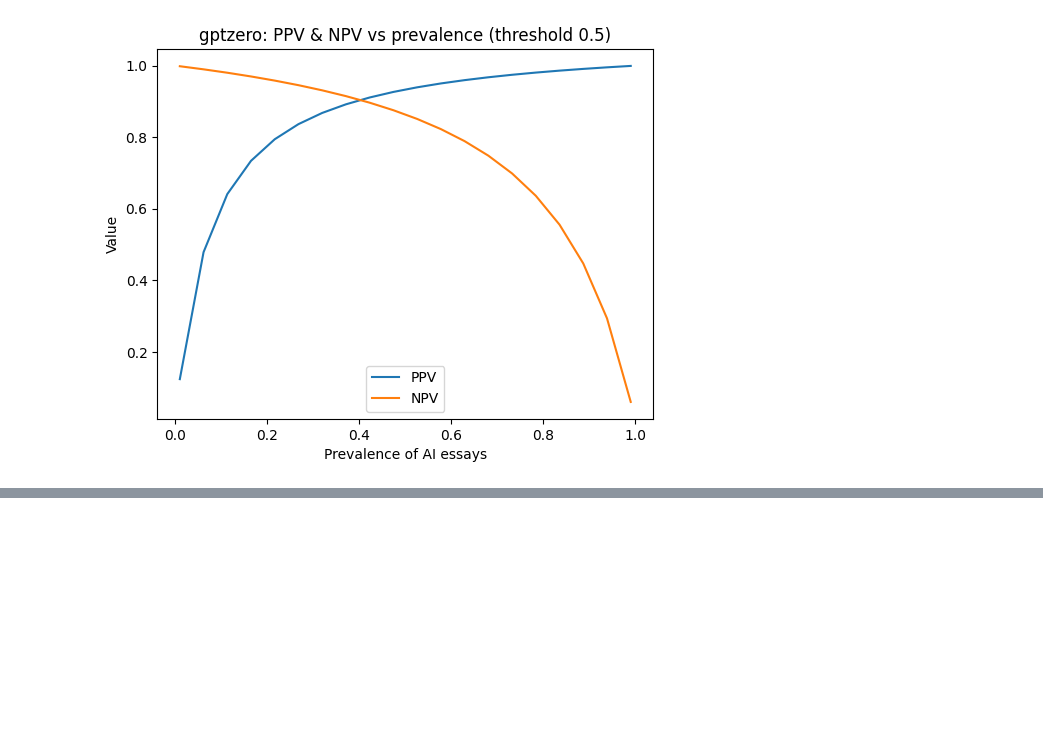
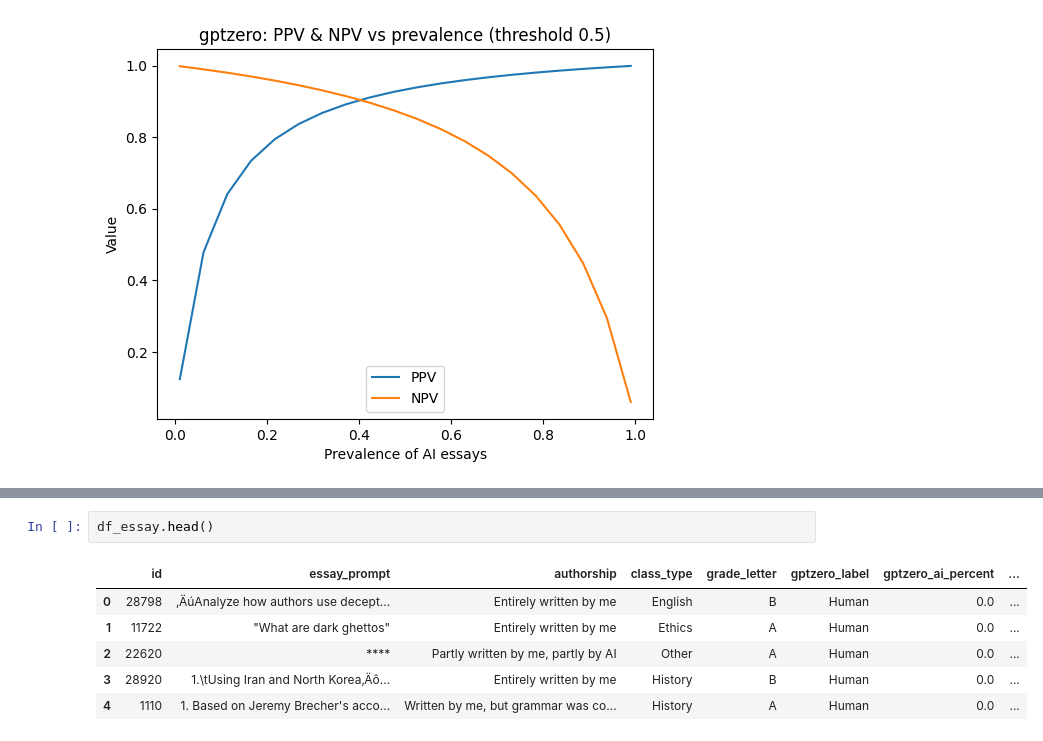
Before and after one commit to Midkinn/Assignment3-AIS, a Jupyter notebook: A3_code (1).ipynb, the cells around one changed output, grey strips where cells are left out. Cells and saved outputs as stored; diff of their text form; blank space fills up the shorter version.

```diff
--- a/A3_code (1).ipynb
+++ b/A3_code (1).ipynb
@@ -270,0 +351,9 @@ plt.show()
+# %%
+df_essay.head()
+# %% [output]
+|  | id | essay_prompt | authorship | class_type | grade_letter | gptzero_label | gptzero_ai_percent | ... |
+| 0 | 28798 | ‚ÄúAnalyze how authors use decept... | Entirely written by me | English | B | Human | 0.0 | ... |
+| 1 | 11722 | "What are dark ghettos" | Entirely written by me | Ethics | A | Human | 0.0 | ... |
+| 2 | 22620 | **** | Partly written by me, partly by AI | Other | A | Human | 0.0 | ... |
+| 3 | 28920 | 1.\tUsing Iran and North Korea‚Äô... | Entirely written by me | History | B | Human | 0.0 | ... |
+| 4 | 1110 | 1. Based on Jeremy Brecher's acco... | Written by me, but grammar was co... | History | A | Human | 0.0 | ... |
```
Also changed, not shown: parts of 5 cells of this notebook.
